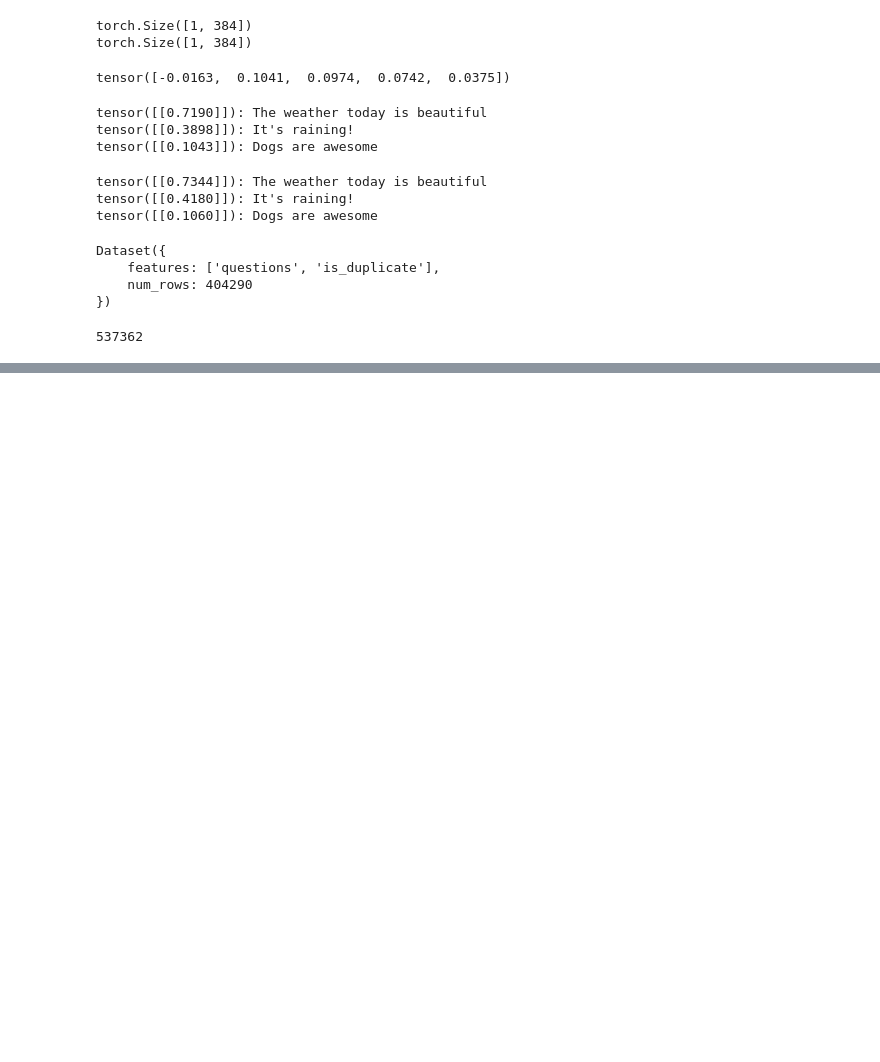
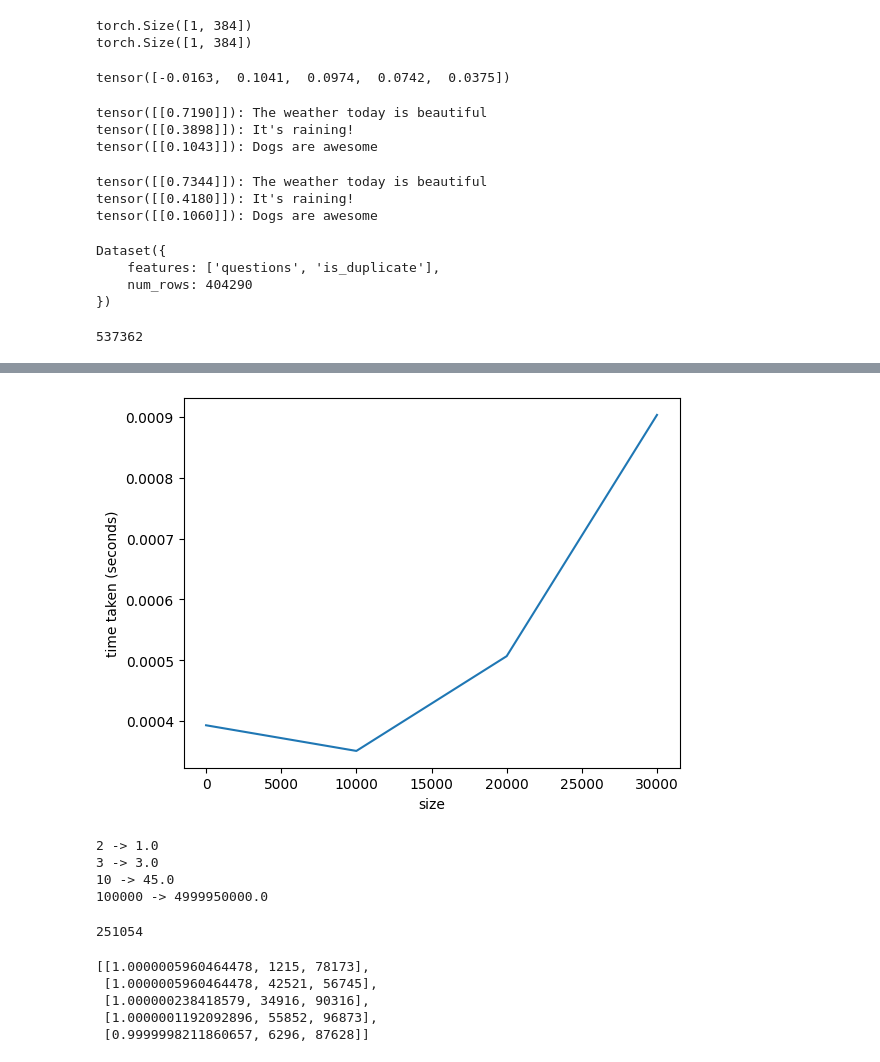
Before and after one commit to arun477/deep_learning_portal, a Jupyter notebook: nbs/07_49_sentence_embeddings.ipynb, the cells around one changed output, grey strips where cells are left out. Drawn from its saved outputs; the diff is of its cells as text; code cells hidden in the pictures; blank space fills up the shorter version.

Commit message:
paraphrase mining added

```diff
--- a/nbs/07_49_sentence_embeddings.ipynb
+++ b/nbs/07_49_sentence_embeddings.ipynb
@@ -341,0 +342,4 @@ score:0.9473681449890137 (Can a person with no Coding knowledge learn Machine le
+# %%
+questions_to_emb = 10
+short_corpus_questions = corpus_questions[:questions_to_emb]
+short_corpus_questions
@@ -341,0 +357,4 @@ score:0.9473681449890137 (Can a person with no Coding knowledge learn Machine le
+# %%
+model = SentenceTransformer('quora-distilbert-multilingual')
+embeddings = model.encode(short_corpus_questions)
+embeddings.shape
@@ -341,0 +363,7 @@ score:0.9473681449890137 (Can a person with no Coding knowledge learn Machine le
+# %%
+s_t = time.time()
+similarity = util.pytorch_cos_sim(embeddings, embeddings)
+e_t = time.time()
+print(f"time taken:{e_t-s_t:.3f} seconds")
+print(similarity.shape)
+similarity
@@ -341,0 +393,9 @@ score:0.9473681449890137 (Can a person with no Coding knowledge learn Machine le
+# %%
+def compute_embeddings_slow(questions, n=10):
+    embeddings = model.encode(questions[:n], show_progress_bar=True, convert_to_tensor=True)
+    s_t = time.time()
+    distance = util.pytorch_cos_sim(embeddings, embeddings)
+    e_t = time.time()
+    return distance, e_t-s_t
+
+compute_embeddings_slow(corpus_questions)
@@ -341,0 +420,16 @@ score:0.9473681449890137 (Can a person with no Coding knowledge learn Machine le
+# %%
+import matplotlib.pyplot as plt
+
+sizes = [1, 10001, 20001, 30001]
+times = []
+
+for n in sizes:
+    _, time_taken = compute_embeddings_slow(corpus_questions, n=n)
+    times.append(time_taken)
+    torch.cuda.empty_cache()
+
+plt.plot(sizes, times);
+plt.xlabel('size')
+plt.ylabel('time taken (seconds)');
+# %% [output]
+[figure, added]
@@ -341,0 +440,20 @@ score:0.9473681449890137 (Can a person with no Coding knowledge learn Machine le
+# %%
+for n in [2, 3, 10, 100000]:
+    print(n, '->', (n*(n-1))/2)
+# %% [output]
+2 -> 1.0
+3 -> 3.0
+10 -> 45.0
+100000 -> 4999950000.0
+# %%
+len(paraphrases)
+# %% [output]
+251054
+# %%
+paraphrases[:5]
+# %% [output]
+[[1.0000005960464478, 1215, 78173],
+ [1.0000005960464478, 42521, 56745],
+ [1.000000238418579, 34916, 90316],
+ [1.0000001192092896, 55852, 96873],
+ [0.9999998211860657, 6296, 87628]]
```
Also changed, not shown: parts of 9 cells of this notebook.
